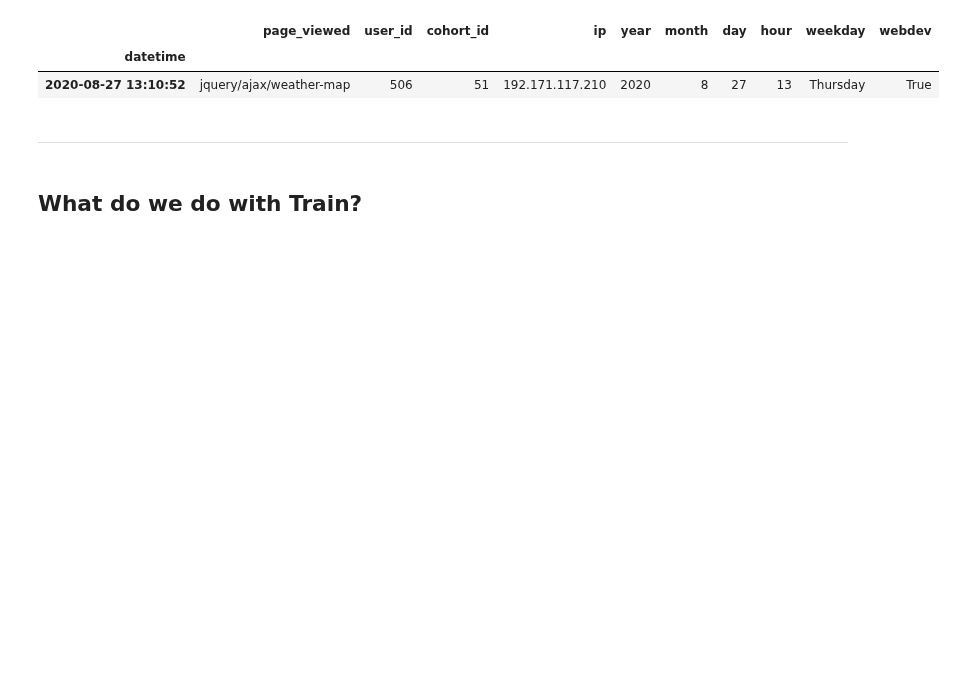
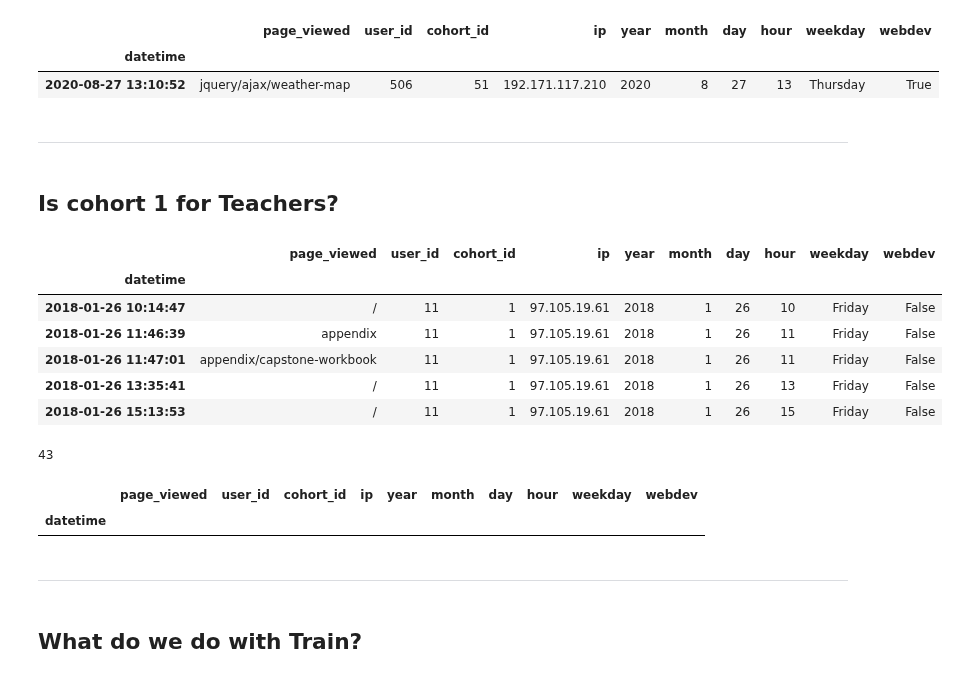
Before and after one commit to CSolitaire/anomaly-detection-exercises, a Jupyter notebook: time_series_anomaly_detection.ipynb, the cells around one changed output. Drawn from its saved outputs; the diff is of its cells as text; code cells hidden in the pictures; blank space fills up the shorter version.

```diff
--- a/time_series_anomaly_detection.ipynb
+++ b/time_series_anomaly_detection.ipynb
@@ -1515,6 +1515,31 @@ user_5.tail(1)
 | 2020-08-27 13:10:52 | jquery/ajax/weather-map | 506 | 51 | 192.171.117.210 | 2020 | 8 | 27 | 13 | Thursday | True |
 # %% [markdown]
 ***
+# %% [markdown]
+## Is cohort 1 for Teachers?
+# %%
+cohort_1 = df[df.cohort_id == 1]
+cohort_1 = cohort_1[cohort_1.webdev == False]
+cohort_1.head()
+# %% [output]
+|  | page_viewed | user_id | cohort_id | ip | year | month | day | hour | weekday | webdev |
+| datetime |  |  |  |  |  |  |  |  |  |  |
+| 2018-01-26 10:14:47 | / | 11 | 1 | 97.105.19.61 | 2018 | 1 | 26 | 10 | Friday | False |
+| 2018-01-26 11:46:39 | appendix | 11 | 1 | 97.105.19.61 | 2018 | 1 | 26 | 11 | Friday | False |
+| 2018-01-26 11:47:01 | appendix/capstone-workbook | 11 | 1 | 97.105.19.61 | 2018 | 1 | 26 | 11 | Friday | False |
+| 2018-01-26 13:35:41 | / | 11 | 1 | 97.105.19.61 | 2018 | 1 | 26 | 13 | Friday | False |
+| 2018-01-26 15:13:53 | / | 11 | 1 | 97.105.19.61 | 2018 | 1 | 26 | 15 | Friday | False |
+# %%
+len(cohort_1.ip.unique())
+# %% [output]
+43
+# %%
+cohort_1[cohort_1.year == '2020']
+# %% [output]
+|  | page_viewed | user_id | cohort_id | ip | year | month | day | hour | weekday | webdev |
+| datetime |  |  |  |  |  |  |  |  |  |  |
+# %% [markdown]
+***
 # %% [markdown]
 
 
```
